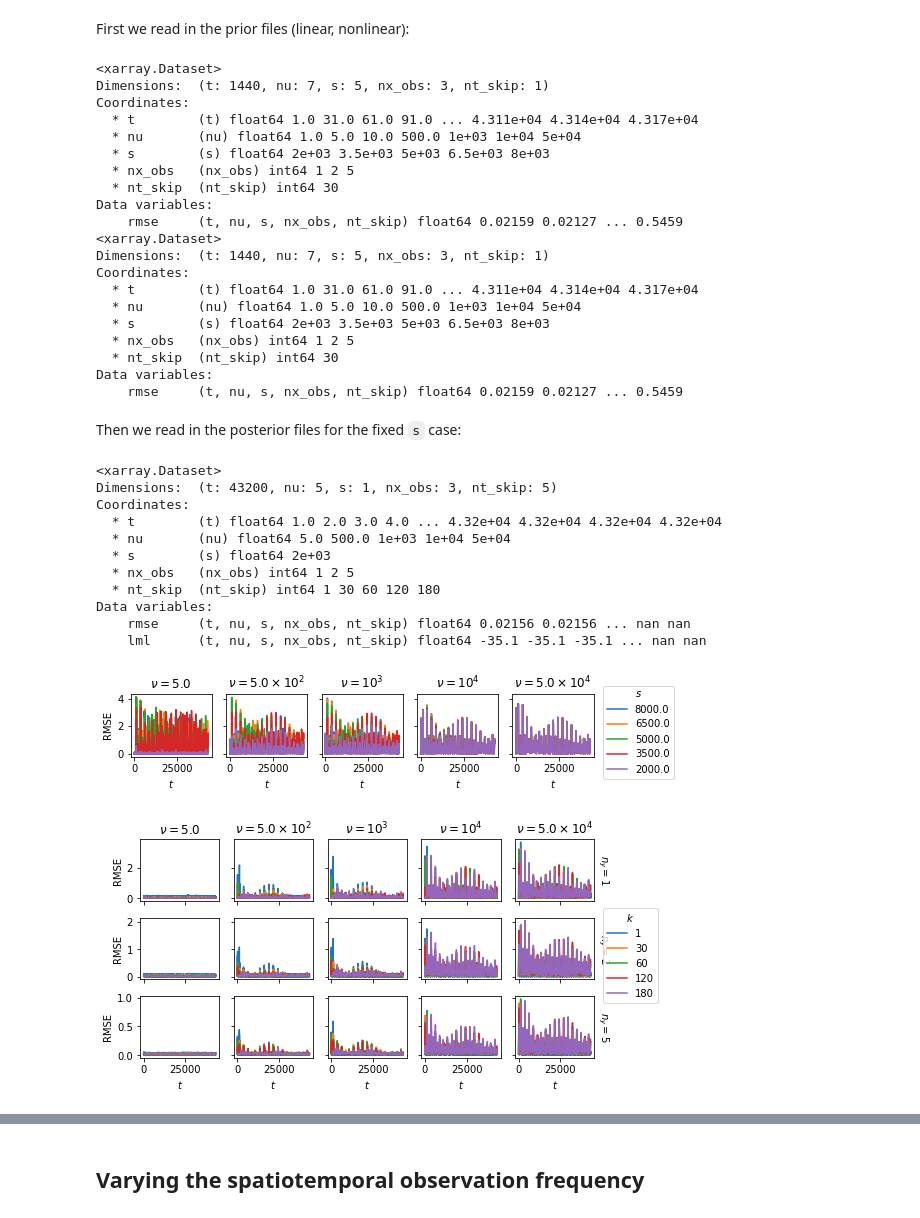
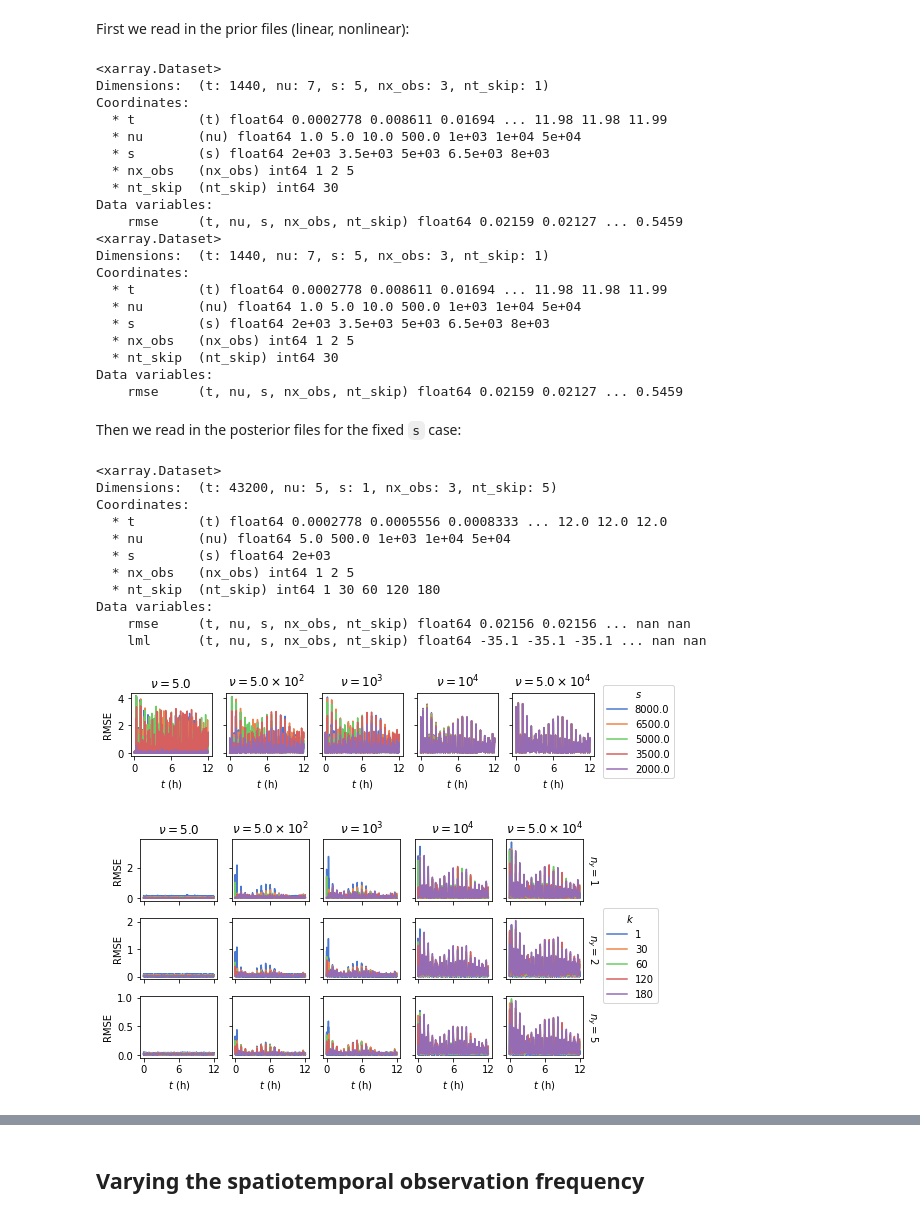
Before and after one commit to connor-duffin/sswe, a Jupyter notebook: notebooks/misspecification-analysis-sparse-obs.ipynb, the cells around one changed output, grey strips where cells are left out. Saved outputs shown, nothing was run; the diff lists cells and outputs as text; code cells hidden in the pictures.

```diff
--- a/notebooks/misspecification-analysis-sparse-obs.ipynb
+++ b/notebooks/misspecification-analysis-sparse-obs.ipynb
@@ -19,6 +19,11 @@ import xarray as xr
 
 from glob import glob
 from tabulate import tabulate
+
+import seaborn as sns
+
+DPI = 400
+sns.set_palette("muted")
 
 import sys
 sys.path.insert(0, "../src")
@@ -52,7 +57,7 @@ def errors_from_output_file(output_file, prior=False):
         rmse = checkpoint["/rmse"][:]
 
     # coordinates
-    coords = dict(t=t_obs,
+    coords = dict(t=t_obs / 3600,
                   nu=np.array([nu]),
                   s=np.array([s]),
                   nx_obs=np.array([nx_obs]),
@@ -105,7 +110,7 @@ print(errors_linear_prior)
 <xarray.Dataset>
 Dimensions:  (t: 1440, nu: 7, s: 5, nx_obs: 3, nt_skip: 1)
 Coordinates:
-  * t        (t) float64 1.0 31.0 61.0 91.0 ... 4.311e+04 4.314e+04 4.317e+04
+  * t        (t) float64 0.0002778 0.008611 0.01694 ... 11.98 11.98 11.99
   * nu       (nu) float64 1.0 5.0 10.0 500.0 1e+03 1e+04 5e+04
   * s        (s) float64 2e+03 3.5e+03 5e+03 6.5e+03 8e+03
   * nx_obs   (nx_obs) int64 1 2 5
@@ -115,7 +120,7 @@ Data variables:
 <xarray.Dataset>
 Dimensions:  (t: 1440, nu: 7, s: 5, nx_obs: 3, nt_skip: 1)
 Coordinates:
-  * t        (t) float64 1.0 31.0 61.0 91.0 ... 4.311e+04 4.314e+04 4.317e+04
+  * t        (t) float64 0.0002778 0.008611 0.01694 ... 11.98 11.98 11.99
   * nu       (nu) float64 1.0 5.0 10.0 500.0 1e+03 1e+04 5e+04
   * s        (s) float64 2e+03 3.5e+03 5e+03 6.5e+03 8e+03
   * nx_obs   (nx_obs) int64 1 2 5
@@ -134,7 +139,7 @@ print(errors_post_fixed_s)
 <xarray.Dataset>
 Dimensions:  (t: 43200, nu: 5, s: 1, nx_obs: 3, nt_skip: 5)
 Coordinates:
-  * t        (t) float64 1.0 2.0 3.0 4.0 ... 4.32e+04 4.32e+04 4.32e+04 4.32e+04
+  * t        (t) float64 0.0002778 0.0005556 0.0008333 ... 12.0 12.0 12.0
   * nu       (nu) float64 5.0 500.0 1e+03 1e+04 5e+04
   * s        (s) float64 2e+03
   * nx_obs   (nx_obs) int64 1 2 5
@@ -157,53 +162,55 @@ p = errors_prior.rmse.isel(
 p.figlegend.set_title(r"$s$")
 
 for i, ax in enumerate(p.axes.flat):
-    pass
+    ax.set_xticks([0, 6, 12])
 
 for i, ax in enumerate(p.axes[0, :]):
     ax.set_title(nu_labels[i])
 
 for ax in p.axes[-1, :]:
-    ax.set_xlabel(r"$t$")
+    ax.set_xlabel(r"$t$ (h)")
 
 for ax in p.axes[:, 0]:
     ax.set_ylabel("RMSE")
 
-p.fig.savefig("../figures/prior-nu-s-rmse.pdf")
+p.fig.savefig("../figures/prior-nu-s-rmse.pdf", dpi=DPI)
 plt.show()
 # %% [output]
-[figure, old version]
+[figure, new version]
 # %%
 nus =  errors_post_fixed_s.coords["nu"].to_numpy()
 nu_labels = [fr"$\nu = {texp(f'{nu:.1e}', False)}$" for nu in nus]
 
 p = errors_post_fixed_s.rmse.isel(s=0).interpolate_na(dim="t").plot(
     hue="nt_skip", col="nu", row="nx_obs",
-    figsize=(figure_sizes["fullwidth"], 0.55 * figure_sizes["fullwidth"]),
+    figsize=(figure_sizes["fullwidth"],
+             0.55 * figure_sizes["fullwidth"]),
     sharex=True, sharey="row")
 
 # figure customization
 p.figlegend.set_title(r"$k$")
 # p.figlegend.remove()
+# plt.tight_layout()
 
 for i, ax in enumerate(p.axes.flat):
-    pass
-    # ax.set_yscale("log")
+    ax.set_xticks([0, 6, 12])
 
 for i, ax in enumerate(p.axes[0, :]):
     ax.set_title(nu_labels[i])
 
 for ax in p.axes[-1, :]:
-    ax.set_xlabel(r"$t$")
+    ax.set_xlabel(r"$t$ (h)")
 
 ny_labels = [
     fr"$n_y = {nx_obs}$" for nx_obs in errors_post_fixed_s.coords["nx_obs"].to_numpy()]
 for i, ax in enumerate(p.axes[:, -1]):
     plt.setp(ax.texts, text=ny_labels[i])
 
 for ax in p.axes[:, 0]:
     ax.set_ylabel("RMSE")
 
-p.fig.savefig("../figures/rmse-post-nu-nt-skip-nx-obs.pdf")
+plt.subplots_adjust(right=0.865)
+p.fig.savefig("../figures/rmse-post-nu-nt-skip-nx-obs.pdf", dpi=DPI)
 plt.show()
 # %% [output]
-[figure, old version]
+[figure, new version]
```
Also changed, not shown: parts of 12 cells of this notebook, 3 other files.
